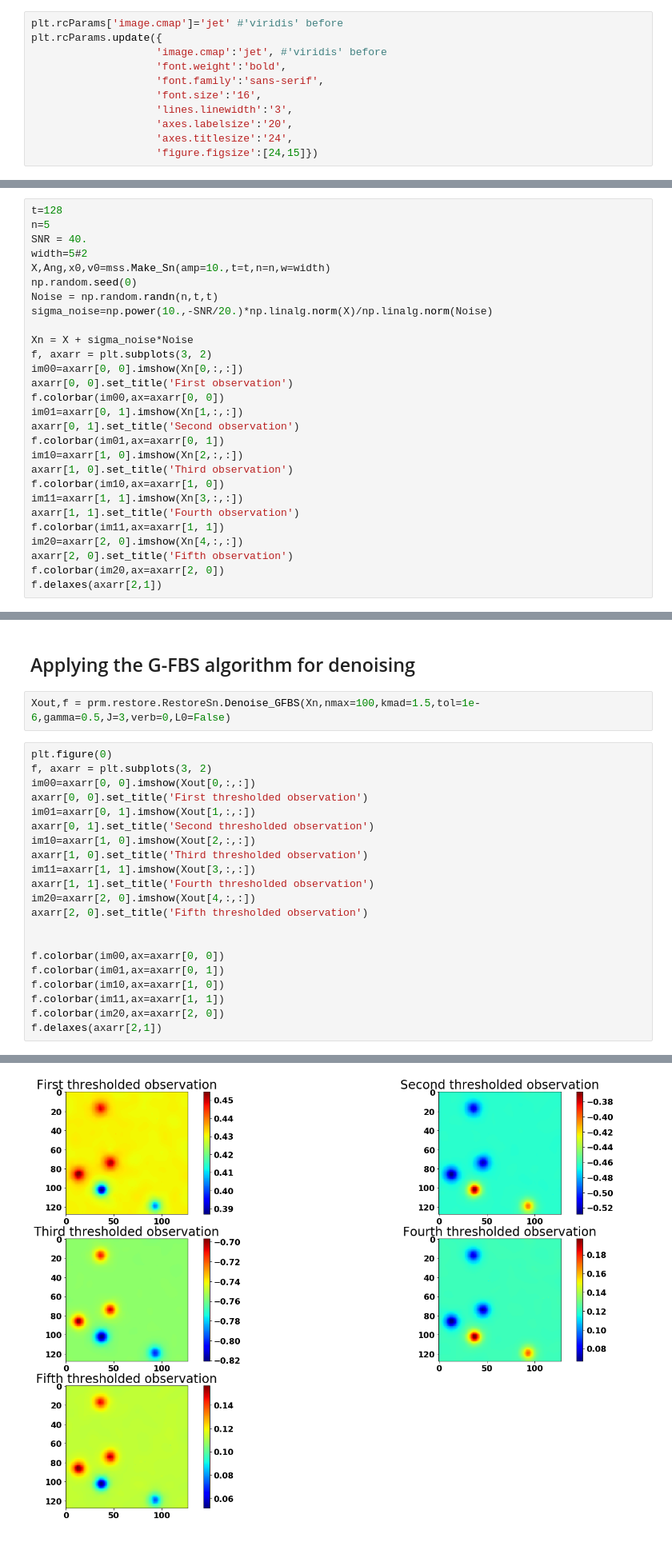
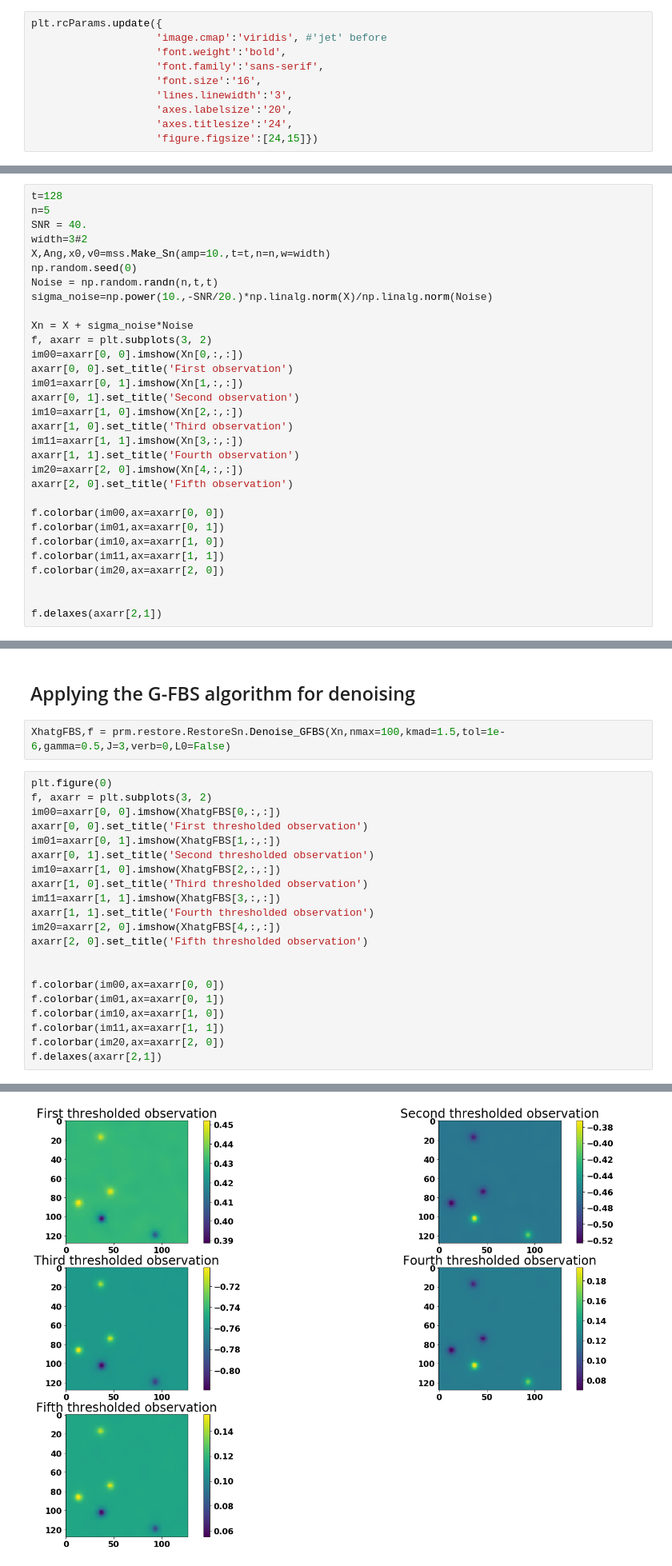
Before and after one commit to dedale-fet/Inverse-Problems-Toolbox, a Jupyter notebook: scripts/Denoising_Sn.ipynb, the cells around one changed output, grey strips where cells are left out. Shown at 80% size. Saved outputs shown, nothing was run; the diff lists cells and outputs as text.

```diff
--- a/scripts/Denoising_Sn.ipynb
+++ b/scripts/Denoising_Sn.ipynb
@@ -13,9 +13,8 @@ import matplotlib
 %matplotlib inline
 #matplotlib.rcParams['figure.figsize']=[24,15]
 # %%
-plt.rcParams['image.cmap']='jet' #'viridis' before
 plt.rcParams.update({
-                    'image.cmap':'jet', #'viridis' before
+                    'image.cmap':'viridis', #'jet' before
                     'font.weight':'bold',
                     'font.family':'sans-serif',
                     'font.size':'16',
@@ -29,7 +28,7 @@ plt.rcParams.update({
 t=128
 n=5
 SNR = 40.
-width=5#2
+width=3#2
 X,Ang,x0,v0=mss.Make_Sn(amp=10.,t=t,n=n,w=width)
 np.random.seed(0)
 Noise = np.random.randn(n,t,t)
@@ -39,18 +38,21 @@ Xn = X + sigma_noise*Noise
 f, axarr = plt.subplots(3, 2)
 im00=axarr[0, 0].imshow(Xn[0,:,:])
 axarr[0, 0].set_title('First observation')
-f.colorbar(im00,ax=axarr[0, 0])
 im01=axarr[0, 1].imshow(Xn[1,:,:])
 axarr[0, 1].set_title('Second observation')
-f.colorbar(im01,ax=axarr[0, 1])
 im10=axarr[1, 0].imshow(Xn[2,:,:])
 axarr[1, 0].set_title('Third observation')
-f.colorbar(im10,ax=axarr[1, 0])
 im11=axarr[1, 1].imshow(Xn[3,:,:])
 axarr[1, 1].set_title('Fourth observation')
-f.colorbar(im11,ax=axarr[1, 1])
 im20=axarr[2, 0].imshow(Xn[4,:,:])
 axarr[2, 0].set_title('Fifth observation')
+
+f.colorbar(im00,ax=axarr[0, 0])
+f.colorbar(im01,ax=axarr[0, 1])
+f.colorbar(im10,ax=axarr[1, 0])
+f.colorbar(im11,ax=axarr[1, 1])
 f.colorbar(im20,ax=axarr[2, 0])
+
+
 f.delaxes(axarr[2,1])
 # %% [output]
@@ -147,28 +147,28 @@ f.delaxes(axarr[2,1])
 # %% [markdown]
 ## Applying the G-FBS algorithm for denoising
 # %%
-Xout,f = prm.restore.RestoreSn.Denoise_GFBS(Xn,nmax=100,kmad=1.5,tol=1e-6,gamma=0.5,J=3,verb=0,L0=False)
+XhatgFBS,f = prm.restore.RestoreSn.Denoise_GFBS(Xn,nmax=100,kmad=1.5,tol=1e-6,gamma=0.5,J=3,verb=0,L0=False)
 # %%
 plt.figure(0)
 f, axarr = plt.subplots(3, 2)
-im00=axarr[0, 0].imshow(Xout[0,:,:])
+im00=axarr[0, 0].imshow(XhatgFBS[0,:,:])
 axarr[0, 0].set_title('First thresholded observation')
-im01=axarr[0, 1].imshow(Xout[1,:,:])
+im01=axarr[0, 1].imshow(XhatgFBS[1,:,:])
 axarr[0, 1].set_title('Second thresholded observation')
-im10=axarr[1, 0].imshow(Xout[2,:,:])
+im10=axarr[1, 0].imshow(XhatgFBS[2,:,:])
 axarr[1, 0].set_title('Third thresholded observation')
-im11=axarr[1, 1].imshow(Xout[3,:,:])
+im11=axarr[1, 1].imshow(XhatgFBS[3,:,:])
 axarr[1, 1].set_title('Fourth thresholded observation')
-im20=axarr[2, 0].imshow(Xout[4,:,:])
+im20=axarr[2, 0].imshow(XhatgFBS[4,:,:])
 axarr[2, 0].set_title('Fifth thresholded observation')
 
 
 f.colorbar(im00,ax=axarr[0, 0])
 f.colorbar(im01,ax=axarr[0, 1])
 f.colorbar(im10,ax=axarr[1, 0])
 f.colorbar(im11,ax=axarr[1, 1])
 f.colorbar(im20,ax=axarr[2, 0])
 f.delaxes(axarr[2,1])
 # %% [output]
 <Figure size 1728x1080 with 0 Axes>
-[figure, old version]
+[figure, new version]
```
Also changed, not shown: parts of 6 cells of this notebook.
